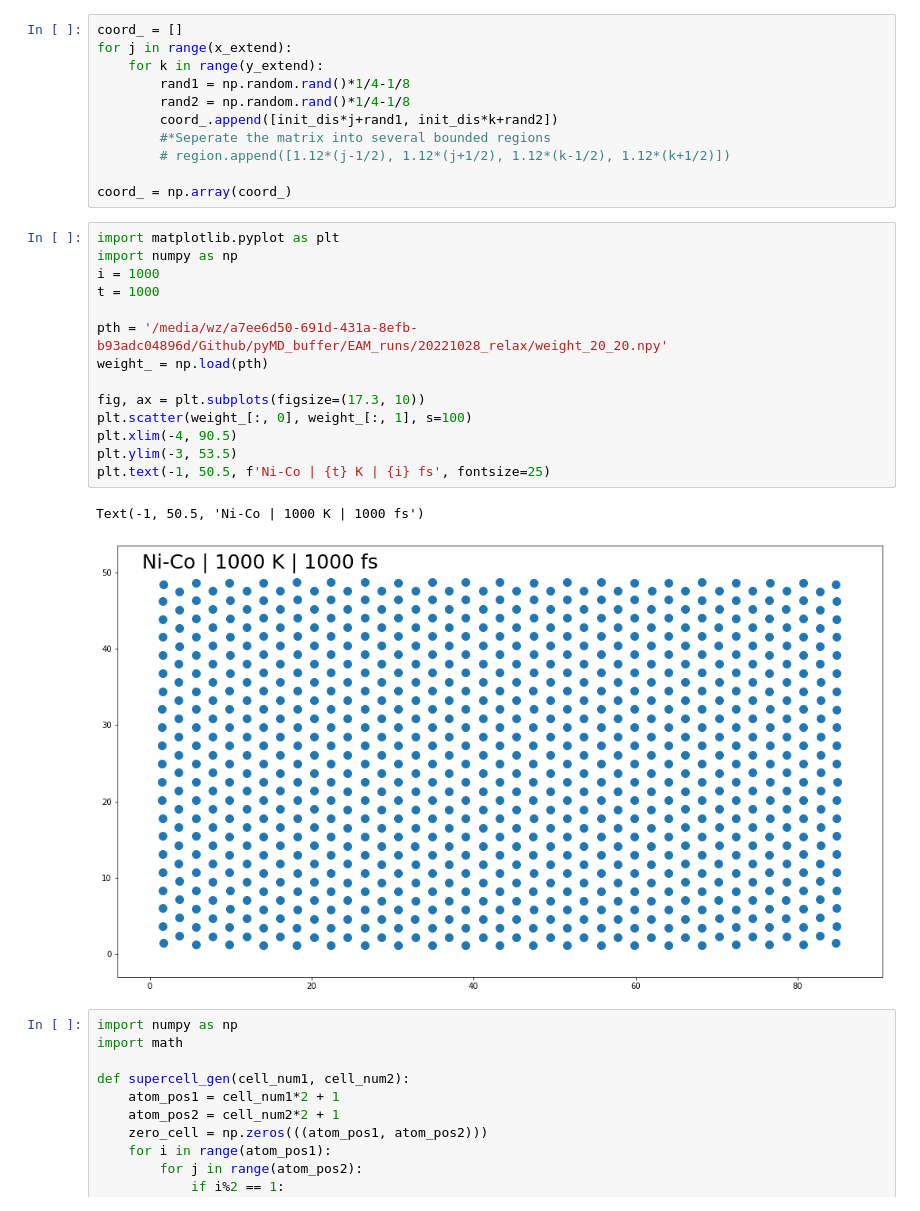
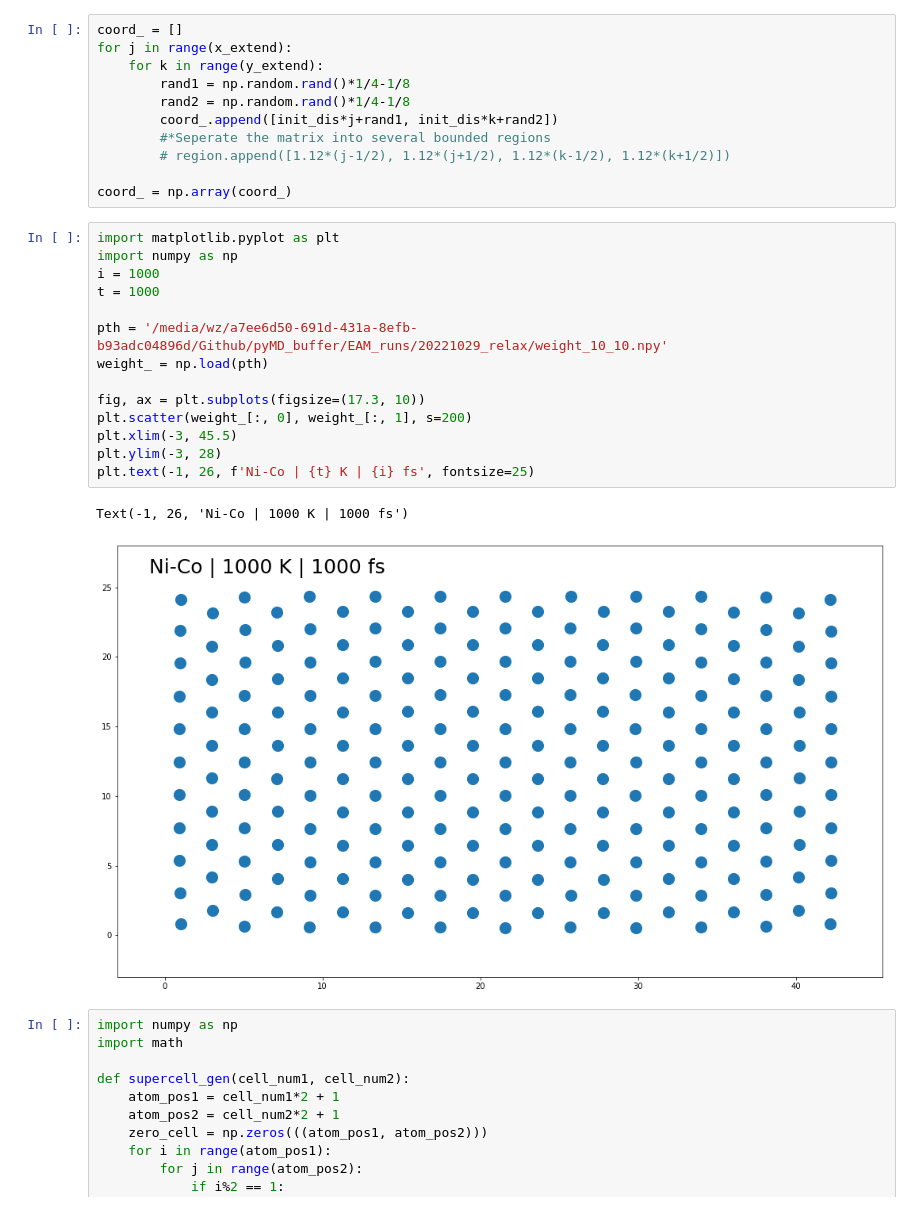
Before and after one commit to wzetto/pyMD, a Jupyter notebook: 2D_try/Buffer/LJ/atom_crconi_3.ipynb, the cells around one changed output. Drawn from its saved outputs; the diff is of its cells as text.

Commit message:
modified:   .Trashbin/exp.ipynb 	modified:   2D_try/Buffer/LJ/atom_crconi_3.ipynb 	modified:   2D_try/EAM/main_md.py 	modified:   2D_try/EAM/try.ipynb

```diff
--- a/2D_try/Buffer/LJ/atom_crconi_3.ipynb
+++ b/2D_try/Buffer/LJ/atom_crconi_3.ipynb
@@ -305,20 +305,20 @@ coord_ = np.array(coord_)
 # %%
 import matplotlib.pyplot as plt
 import numpy as np
 i = 1000
 t = 1000
 
-pth = '/media/wz/a7ee6d50-691d-431a-8efb-b93adc04896d/Github/pyMD_buffer/EAM_runs/20221028_relax/weight_20_20.npy'
+pth = '/media/wz/a7ee6d50-691d-431a-8efb-b93adc04896d/Github/pyMD_buffer/EAM_runs/20221029_relax/weight_10_10.npy'
 weight_ = np.load(pth)
 
 fig, ax = plt.subplots(figsize=(17.3, 10))
-plt.scatter(weight_[:, 0], weight_[:, 1], s=100)
-plt.xlim(-4, 90.5)
-plt.ylim(-3, 53.5)
-plt.text(-1, 50.5, f'Ni-Co | {t} K | {i} fs', fontsize=25)
+plt.scatter(weight_[:, 0], weight_[:, 1], s=200)
+plt.xlim(-3, 45.5)
+plt.ylim(-3, 28)
+plt.text(-1, 26, f'Ni-Co | {t} K | {i} fs', fontsize=25)
 # %% [output]
-Text(-1, 50.5, 'Ni-Co | 1000 K | 1000 fs')
+Text(-1, 26, 'Ni-Co | 1000 K | 1000 fs')
-[figure, old version]
+[figure, new version]
 # %%
 import numpy as np
 import math
```
Also changed, not shown: 3 other files.
